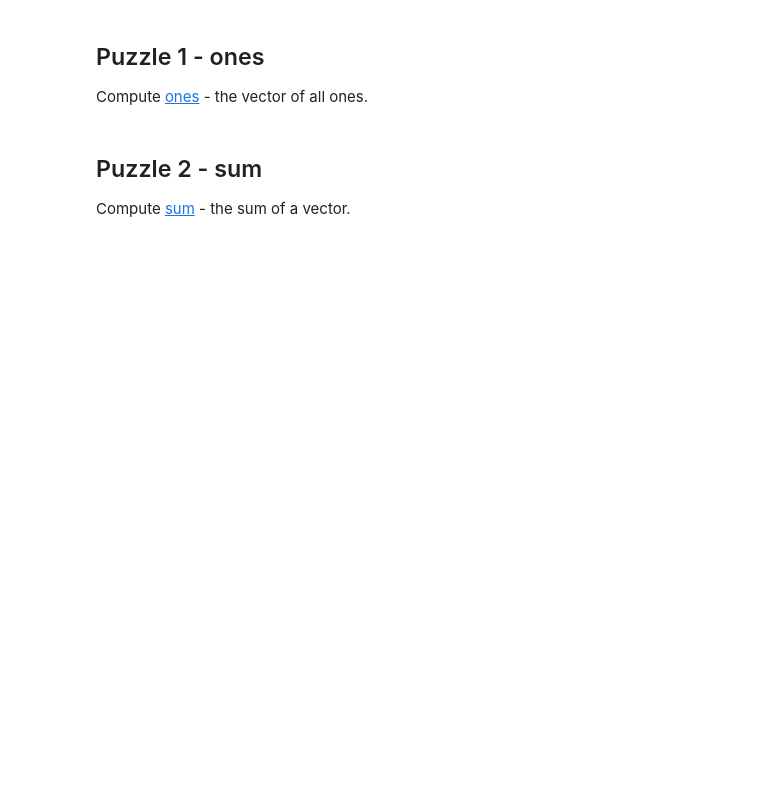
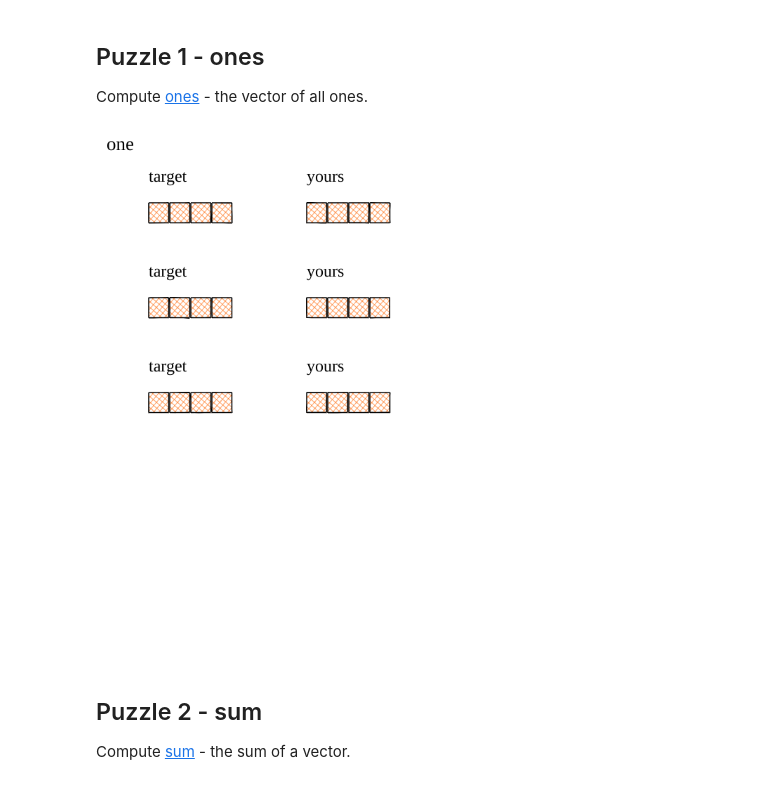
Before and after one commit to srush/Tensor-Puzzles, a Jupyter notebook: Tensor Puzzlers.ipynb, the cells around one changed output. Saved outputs shown, nothing was run; the diff lists cells and outputs as text; code cells hidden in the pictures; blank space fills up the shorter version.

```diff
--- a/Tensor Puzzlers.ipynb
+++ b/Tensor Puzzlers.ipynb
@@ -246,4 +413,11 @@ Compute [ones](https://numpy.org/doc/stable/reference/generated/numpy.ones.html)
 # %%
 def ones_spec(out):
     for i in range(len(out)):
         out[i] = 1
+
+def ones(i: int) -> TT["i"]:
+    assert False, 'Not implemented yet.'
+
+test_ones = make_test("one", ones, ones_spec, add_sizes=["i"])
+# %% [output]
+[figure, added]
```
Also changed, not shown: parts of 64 cells of this notebook, 21 other files.
